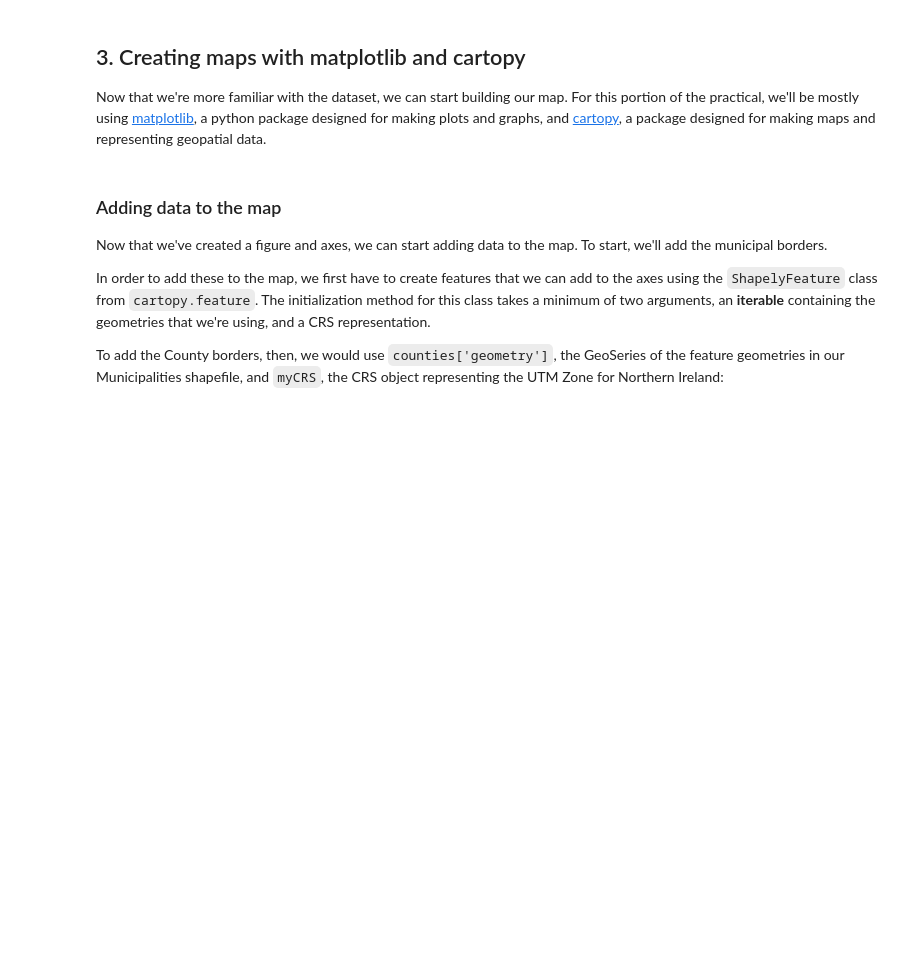
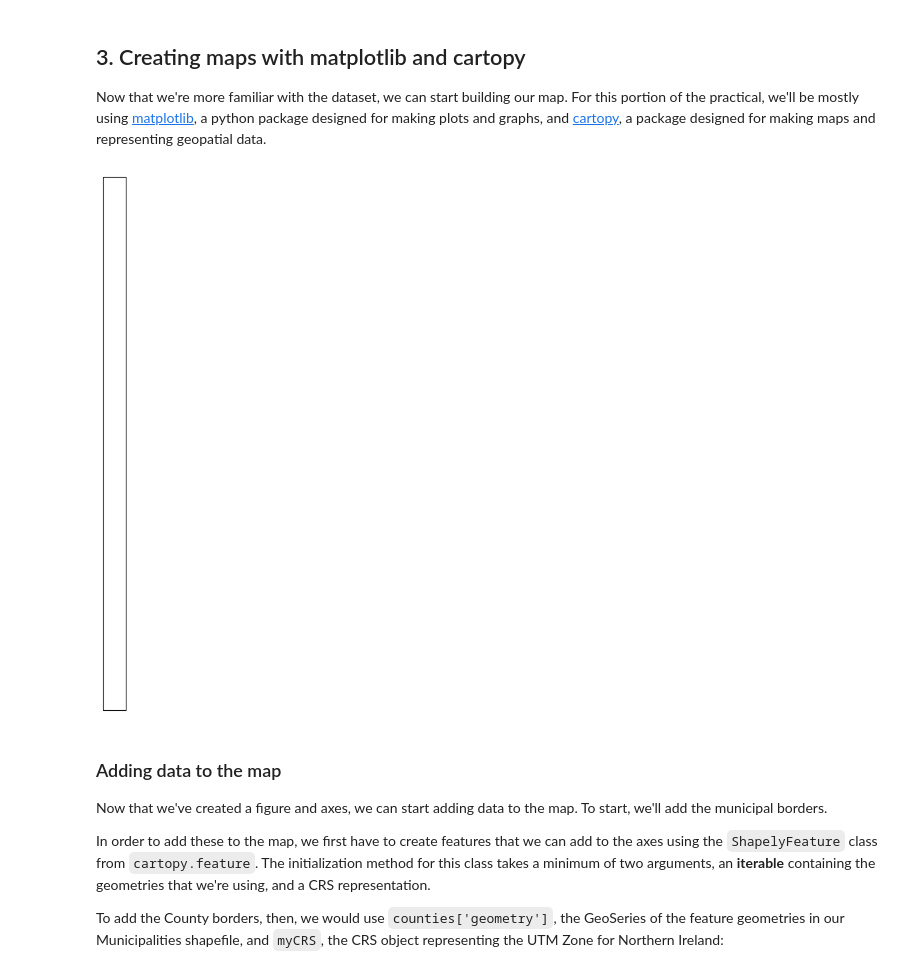
Before and after one commit to Rls201/egm722, a Jupyter notebook: Week2/Practical2.ipynb, the cells around one changed output. Saved outputs shown, nothing was run; the diff lists cells and outputs as text; code cells hidden in the pictures; blank space fills up the shorter version.

```diff
--- a/Week2/Practical2.ipynb
+++ b/Week2/Practical2.ipynb
@@ -119,11 +184,13 @@ Now that we're more familiar with the dataset, we can start building our map. Fo
 # %%
 myFig = plt.figure(figsize=(10, 10))  # create a figure of size 10x10 (representing the page size in inches)
 
-myCRS = ccrs.UTM(XX)  # create a Universal Transverse Mercator reference system to transform our data.
+myCRS = ccrs.UTM(29)  # create a Universal Transverse Mercator reference system to transform our data.
 # be sure to fill in XX above with the correct number for the UTM Zone that Northern Ireland is part of.
 
 ax = plt.axes(projection=myCRS)  # finally, create an axes object in the figure, using a UTM projection,
 # where we can actually plot our data.
+# %% [output]
+[figure, added]
 # %% [markdown]
 ### Adding data to the map
 
```
Also changed, not shown: parts of 12 cells of this notebook, 5 other files.
